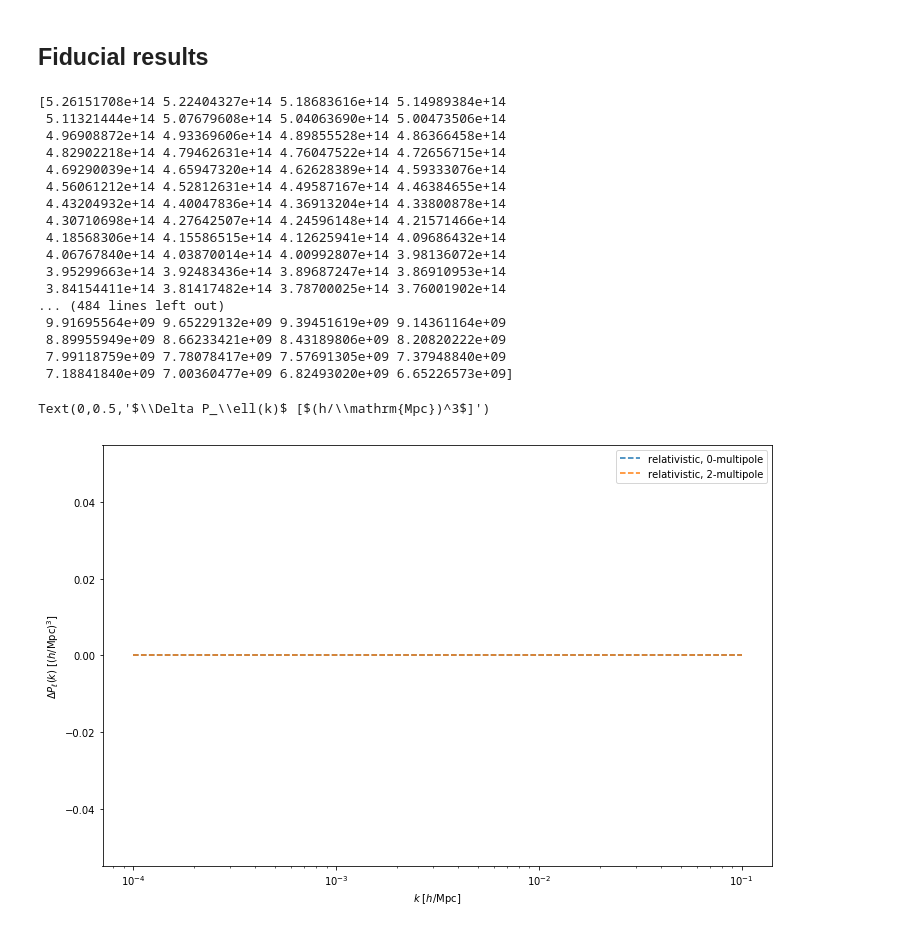
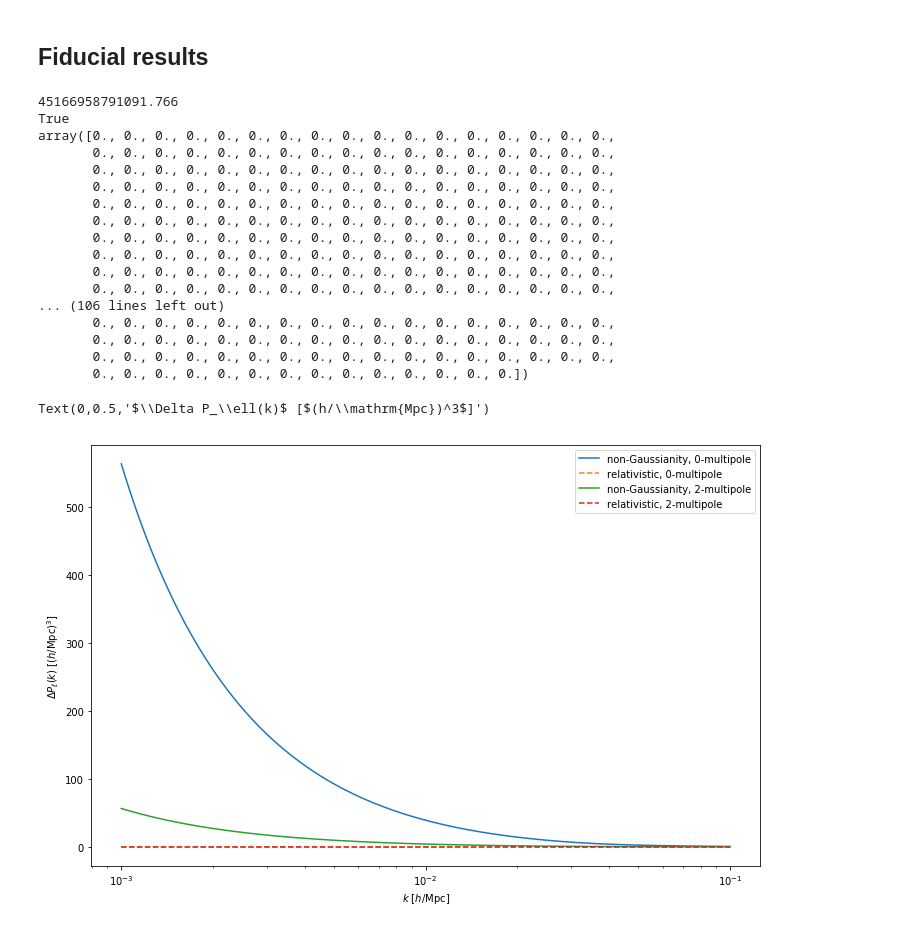
Before and after one commit to MikeSWang/HorizonGRound, a Jupyter notebook: notebooks/scale_dependent_bias_modification.ipynb, the cells around one changed output. Cells and saved outputs as stored; diff of their text form; code cells hidden in the pictures.

```diff
--- a/notebooks/scale_dependent_bias_modification.ipynb
+++ b/notebooks/scale_dependent_bias_modification.ipynb
@@ -337,7 +350,8 @@ def non_gaussianity_multipole_modification(degree, wavenumber, redshift,
         Local primordial non-Gaussianity, scale-independent linear bias
         at the same redshift as `redshift`.
     modification_function : callable
-        Scale-dependence modification function as a function of redshift.
+        Scale-dependence modification at the same redshift as `redshift`
+        as a function of wavenumber.
     cosmo : :class:`nbodykit.cosmology.Cosmology`, optional
         Base cosmological model (default is ``FIDUCIAL_COSMOLOGY``).
 
@@ -347,18 +361,20 @@ def non_gaussianity_multipole_modification(degree, wavenumber, redshift,
         Power spectrum multipole modification.
 
     """
-    delta_amount = (b_1 - 1) * modification_function(redshift)(wavenumber) \
-        * cosmology.LinearPower(cosmo, redshift)(wavenumber) / wavenumber**2
+    delta_amount = f_nl / wavenumber**2 * (b_1 - 1) \
+        * modification_function(redshift)(wavenumber)
 
     f = cosmo.scale_independent_growth_factor(redshift)
 
     if degree == 0:
-        delta_P = 2*f_nl * (b_1 + f/3) * delta_amount + f_nl**2 * delta_amount**2
+        delta_P = (2*b_1 + 2/3*f) * delta_amount + delta_amount**2
     elif degree == 2:
-        delta_P = 4/3 * f_nl * f * delta_amount
+        delta_P = 4/3 * f * delta_amount
     else:
         delta_P = np.zeros(len(np.atleast_1d(wavenumber)))
 
+    delta_P *= cosmology.LinearPower(cosmo, redshift)(wavenumber)
+
     return delta_P
 # %% [markdown]
 ## Fiducial results
@@ -385,37 +388,49 @@ correction_function = general_relativistic_corrections(
+# %%
+luminosity_model = LuminosityFunctionModeller.from_parameters_file(
+    quasar_luminosity_function_in_PLE_model,
+    FIDUCIAL_MAGNITUDE_LIMIT,
+    "data/input/PLE_model_fits.txt"
+)
+
+correction_function = general_relativistic_corrections(
+    luminosity_model.evolution_bias,
+    luminosity_model.magnification_bias
+)
 # %%
-k = np.logspace(-4, -1, 1000)
+k = np.logspace(-3, -1, 1000)
 
 plt.figure("Power spectrum multipole modification", figsize=(12, 7.75))
 for ell in [0, 2]:
-#     delta_P_NG = non_gaussianity_multipole_modification(
-#         ell, k, FIDUCIAL_REDSHIFT, FIDUCIAL_F_NL, FIDUCIAL_B_1, scale_dependence_modification
-#     )
+    delta_P_NG = non_gaussianity_multipole_modification(
+        ell, k, FIDUCIAL_REDSHIFT,
+        FIDUCIAL_F_NL, FIDUCIAL_B_1, scale_dependence_modification
+    )
     delta_P_GR = general_relativistic_multipole_modification(
         ell, k, FIDUCIAL_REDSHIFT, correction_function
     )
-#     plt.semilogx(k, delta_P_NG, ls='-', label="non-Gaussianity, {}-multipole".format(ell))
+    plt.semilogx(k, delta_P_NG, ls='-', label="non-Gaussianity, {}-multipole".format(ell))
     plt.semilogx(k, delta_P_GR, ls='--', label="relativistic, {}-multipole".format(ell))
 
 plt.legend()
 plt.xlabel(r"$k$ [$h$/Mpc]")
 plt.ylabel(r"$\Delta P_\ell(k)$ [$(h/\mathrm{Mpc})^3$]")
 # %% [output]
-[5.26151708e+14 5.22404327e+14 5.18683616e+14 5.14989384e+14
- 5.11321444e+14 5.07679608e+14 5.04063690e+14 5.00473506e+14
- 4.96908872e+14 4.93369606e+14 4.89855528e+14 4.86366458e+14
- 4.82902218e+14 4.79462631e+14 4.76047522e+14 4.72656715e+14
- 4.69290039e+14 4.65947320e+14 4.62628389e+14 4.59333076e+14
- 4.56061212e+14 4.52812631e+14 4.49587167e+14 4.46384655e+14
- 4.43204932e+14 4.40047836e+14 4.36913204e+14 4.33800878e+14
- 4.30710698e+14 4.27642507e+14 4.24596148e+14 4.21571466e+14
- 4.18568306e+14 4.15586515e+14 4.12625941e+14 4.09686432e+14
- 4.06767840e+14 4.03870014e+14 4.00992807e+14 3.98136072e+14
- 3.95299663e+14 3.92483436e+14 3.89687247e+14 3.86910953e+14
- 3.84154411e+14 3.81417482e+14 3.78700025e+14 3.76001902e+14
-... (484 lines left out)
- 9.91695564e+09 9.65229132e+09 9.39451619e+09 9.14361164e+09
- 8.89955949e+09 8.66233421e+09 8.43189806e+09 8.20820222e+09
- 7.99118759e+09 7.78078417e+09 7.57691305e+09 7.37948840e+09
- 7.18841840e+09 7.00360477e+09 6.82493020e+09 6.65226573e+09]
+45166958791091.766
+True
+array([0., 0., 0., 0., 0., 0., 0., 0., 0., 0., 0., 0., 0., 0., 0., 0., 0.,
+       0., 0., 0., 0., 0., 0., 0., 0., 0., 0., 0., 0., 0., 0., 0., 0., 0.,
+       0., 0., 0., 0., 0., 0., 0., 0., 0., 0., 0., 0., 0., 0., 0., 0., 0.,
+       0., 0., 0., 0., 0., 0., 0., 0., 0., 0., 0., 0., 0., 0., 0., 0., 0.,
+       0., 0., 0., 0., 0., 0., 0., 0., 0., 0., 0., 0., 0., 0., 0., 0., 0.,
+       0., 0., 0., 0., 0., 0., 0., 0., 0., 0., 0., 0., 0., 0., 0., 0., 0.,
+       0., 0., 0., 0., 0., 0., 0., 0., 0., 0., 0., 0., 0., 0., 0., 0., 0.,
+       0., 0., 0., 0., 0., 0., 0., 0., 0., 0., 0., 0., 0., 0., 0., 0., 0.,
+       0., 0., 0., 0., 0., 0., 0., 0., 0., 0., 0., 0., 0., 0., 0., 0., 0.,
+       0., 0., 0., 0., 0., 0., 0., 0., 0., 0., 0., 0., 0., 0., 0., 0., 0.,
+... (106 lines left out)
+       0., 0., 0., 0., 0., 0., 0., 0., 0., 0., 0., 0., 0., 0., 0., 0., 0.,
+       0., 0., 0., 0., 0., 0., 0., 0., 0., 0., 0., 0., 0., 0., 0., 0., 0.,
+       0., 0., 0., 0., 0., 0., 0., 0., 0., 0., 0., 0., 0., 0., 0., 0., 0.,
+       0., 0., 0., 0., 0., 0., 0., 0., 0., 0., 0., 0., 0., 0.])
 Text(0,0.5,'$\\Delta P_\\ell(k)$ [$(h/\\mathrm{Mpc})^3$]')
-[figure, old version]
+[figure, new version]
```
Also changed, not shown: parts of 5 cells of this notebook.
